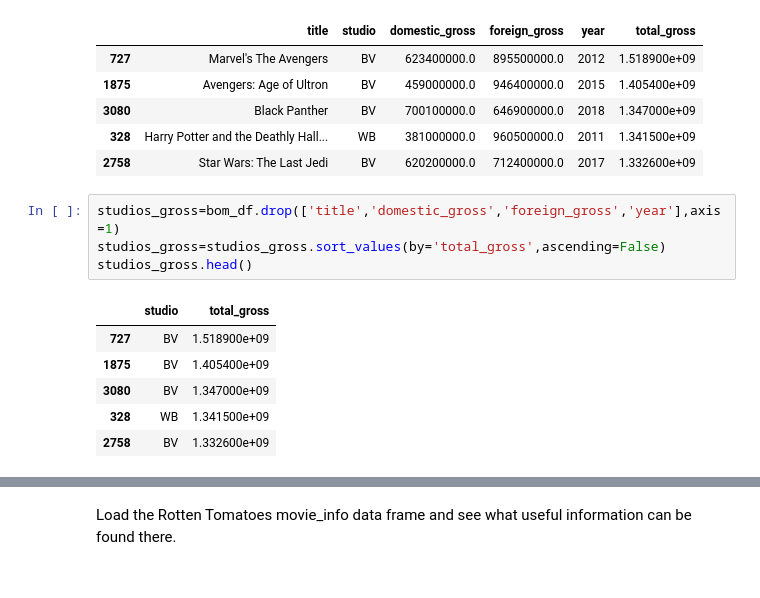
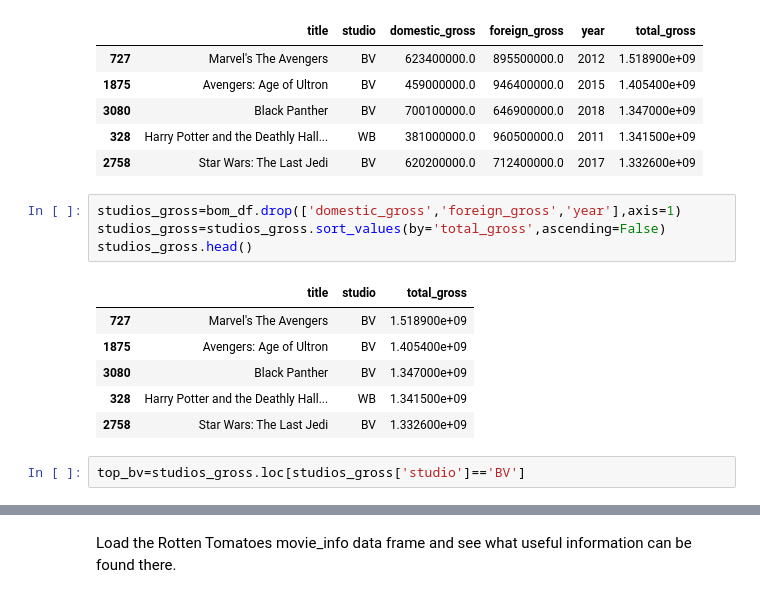
Before and after one commit to meowkaiser/STRONGEST_Project1, a Jupyter notebook: Matts_Notebook.ipynb, the cells around one changed output, grey strips where cells are left out. Drawn from its saved outputs; the diff is of its cells as text.

```diff
--- a/Matts_Notebook.ipynb
+++ b/Matts_Notebook.ipynb
@@ -191,13 +202,15 @@ bom_df.head()
 | 328 | Harry Potter and the Deathly Hall... | WB | 381000000.0 | 960500000.0 | 2011 | 1.341500e+09 |
 | 2758 | Star Wars: The Last Jedi | BV | 620200000.0 | 712400000.0 | 2017 | 1.332600e+09 |
 # %%
-studios_gross=bom_df.drop(['title','domestic_gross','foreign_gross','year'],axis=1)
+studios_gross=bom_df.drop(['domestic_gross','foreign_gross','year'],axis=1)
 studios_gross=studios_gross.sort_values(by='total_gross',ascending=False)
 studios_gross.head()
 # %% [output]
-|  | studio | total_gross |
-| 727 | BV | 1.518900e+09 |
-| 1875 | BV | 1.405400e+09 |
-| 3080 | BV | 1.347000e+09 |
-| 328 | WB | 1.341500e+09 |
-| 2758 | BV | 1.332600e+09 |
+|  | title | studio | total_gross |
+| 727 | Marvel's The Avengers | BV | 1.518900e+09 |
+| 1875 | Avengers: Age of Ultron | BV | 1.405400e+09 |
+| 3080 | Black Panther | BV | 1.347000e+09 |
+| 328 | Harry Potter and the Deathly Hall... | WB | 1.341500e+09 |
+| 2758 | Star Wars: The Last Jedi | BV | 1.332600e+09 |
+# %%
+top_bv=studios_gross.loc[studios_gross['studio']=='BV']
```
Also changed, not shown: parts of 31 cells of this notebook.
